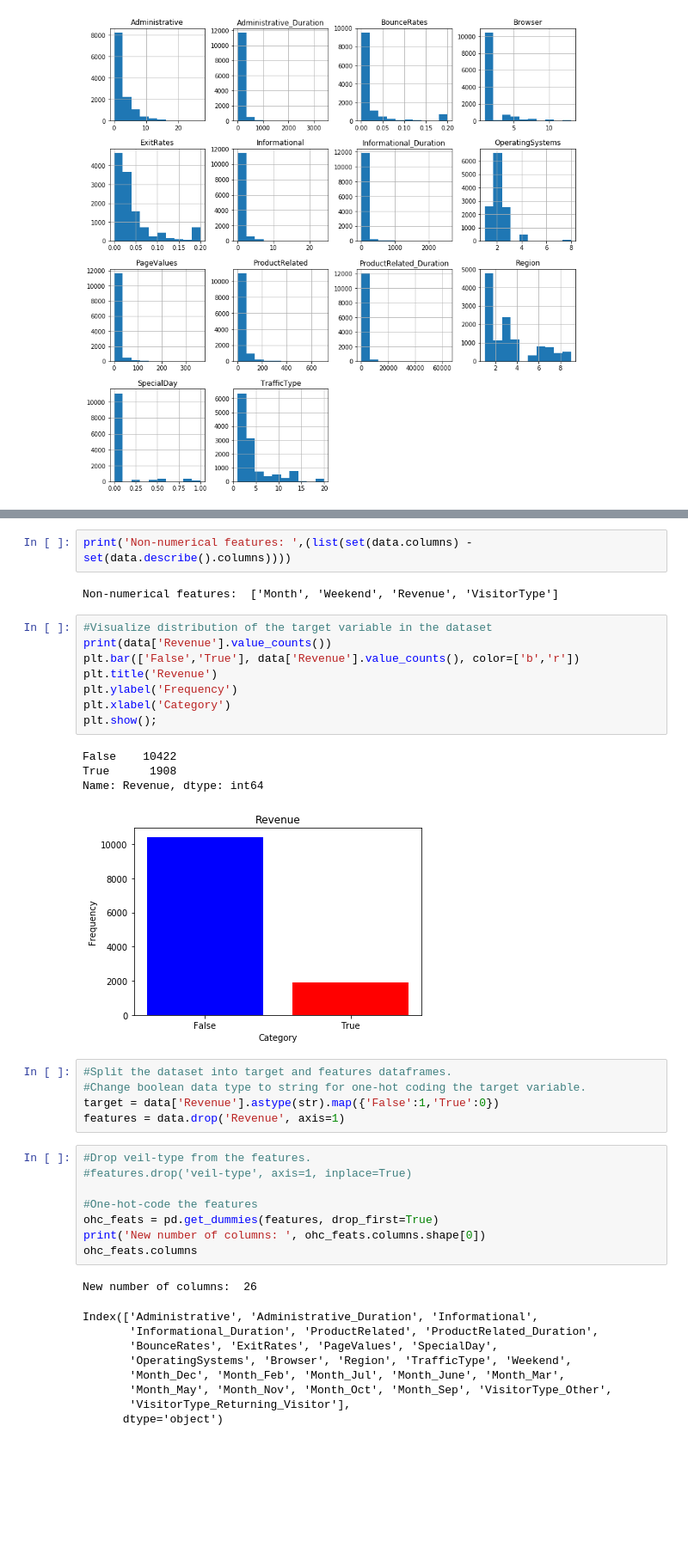
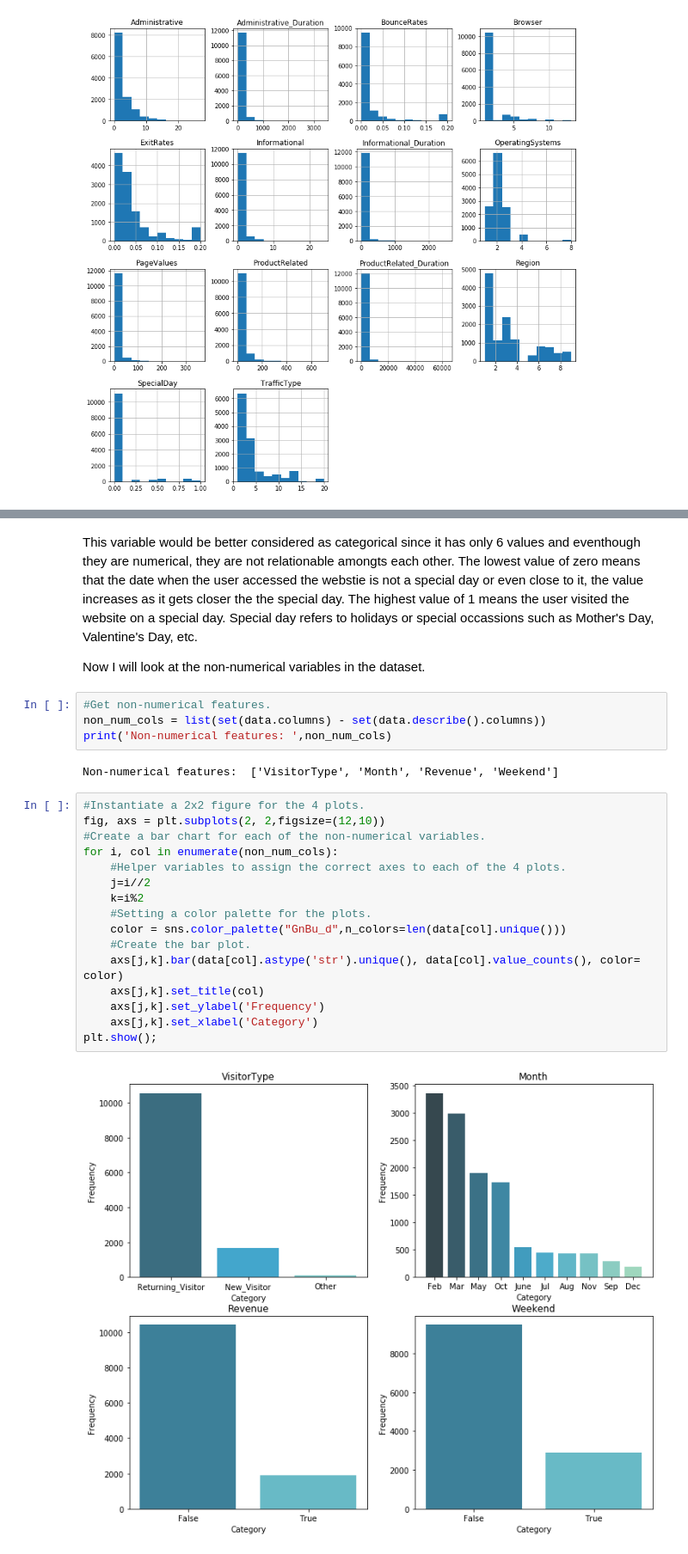
Before and after one commit to a123priya/dsc-mod-5-project-online-ds-pt-021119, a Jupyter notebook: student.ipynb, the cells around one changed output, grey strips where cells are left out. Shown at 86% size. Drawn from its saved outputs; the diff is of its cells as text; blank space fills up the shorter version.

```diff
--- a/student.ipynb
+++ b/student.ipynb
@@ -175,40 +311,28 @@ data[data.describe().columns].hist(figsize=(14,14));
+# %% [markdown]
+This variable would be better considered as categorical since it has only 6 values and eventhough they are numerical, they are not relationable amongts each other. The lowest value of zero means that the date when the user accessed the webstie is not a special day or even close to it, the value increases as it gets closer the the special day. The highest value of 1 means the user visited the website on a special day. Special day refers to holidays or special occassions such as Mother's Day, Valentine's Day, etc.
+
+Now I will look at the non-numerical variables in the dataset.
 # %%
-print('Non-numerical features: ',(list(set(data.columns) - set(data.describe().columns))))
+#Get non-numerical features.
+non_num_cols = list(set(data.columns) - set(data.describe().columns))
+print('Non-numerical features: ',non_num_cols)
 # %% [output]
-Non-numerical features:  ['Month', 'Weekend', 'Revenue', 'VisitorType']
+Non-numerical features:  ['VisitorType', 'Month', 'Revenue', 'Weekend']
-# %%
-#Visualize distribution of the target variable in the dataset
-print(data['Revenue'].value_counts())
-plt.bar(['False','True'], data['Revenue'].value_counts(), color=['b','r'])
-plt.title('Revenue')
-plt.ylabel('Frequency')
-plt.xlabel('Category')
-plt.show();
-# %% [output]
-False    10422
-True      1908
-Name: Revenue, dtype: int64
-[figure, removed]
-# %%
-#Split the dataset into target and features dataframes.
-#Change boolean data type to string for one-hot coding the target variable.
-target = data['Revenue'].astype(str).map({'False':1,'True':0})
-features = data.drop('Revenue', axis=1)
-# %%
-#Drop veil-type from the features.
-#features.drop('veil-type', axis=1, inplace=True)
-
-#One-hot-code the features
-ohc_feats = pd.get_dummies(features, drop_first=True)
-print('New number of columns: ', ohc_feats.columns.shape[0])
-ohc_feats.columns
-# %% [output]
-New number of columns:  26
-Index(['Administrative', 'Administrative_Duration', 'Informational',
-       'Informational_Duration', 'ProductRelated', 'ProductRelated_Duration',
-       'BounceRates', 'ExitRates', 'PageValues', 'SpecialDay',
-       'OperatingSystems', 'Browser', 'Region', 'TrafficType', 'Weekend',
-       'Month_Dec', 'Month_Feb', 'Month_Jul', 'Month_June', 'Month_Mar',
-       'Month_May', 'Month_Nov', 'Month_Oct', 'Month_Sep', 'VisitorType_Other',
-       'VisitorType_Returning_Visitor'],
-      dtype='object')
+# %%
+#Instantiate a 2x2 figure for the 4 plots.
+fig, axs = plt.subplots(2, 2,figsize=(12,10))
+#Create a bar chart for each of the non-numerical variables.
+for i, col in enumerate(non_num_cols):
+    #Helper variables to assign the correct axes to each of the 4 plots.
+    j=i//2
+    k=i%2
+    #Setting a color palette for the plots.
+    color = sns.color_palette("GnBu_d",n_colors=len(data[col].unique()))
+    #Create the bar plot.
+    axs[j,k].bar(data[col].astype('str').unique(), data[col].value_counts(), color= color)
+    axs[j,k].set_title(col)
+    axs[j,k].set_ylabel('Frequency')
+    axs[j,k].set_xlabel('Category')
+plt.show();
+# %% [output]
+[figure, added]
```
Also changed, not shown: parts of 43 cells of this notebook.
